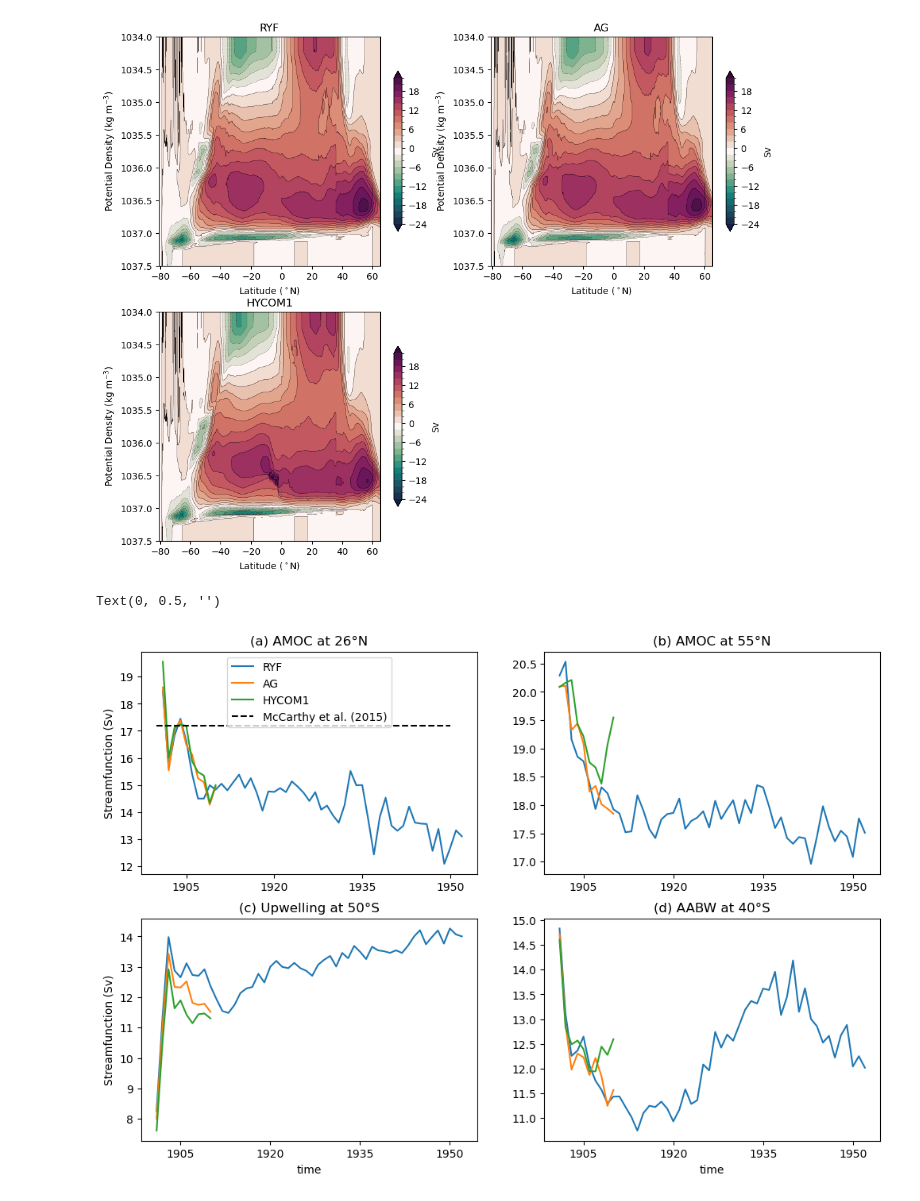
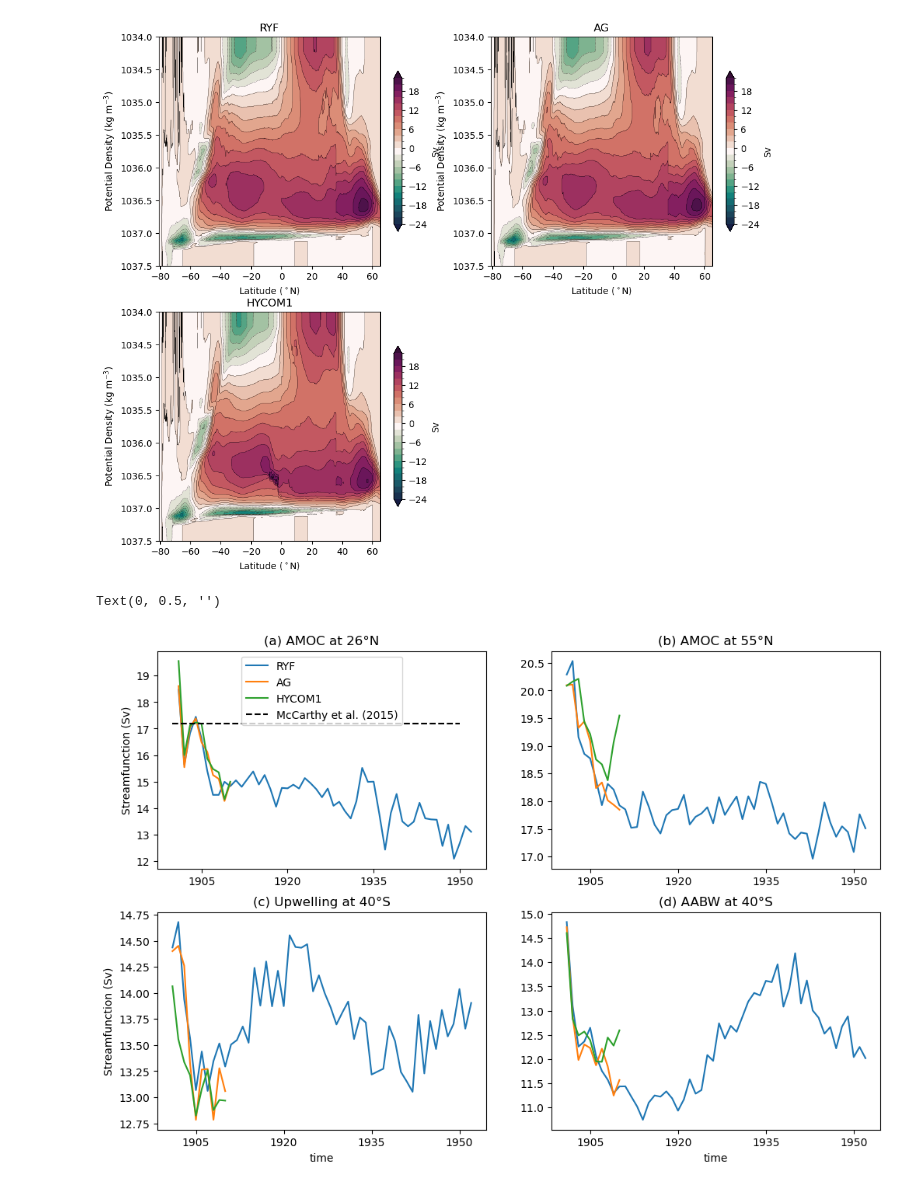
Before and after one commit to AndyHoggANU/anu-tub, a Jupyter notebook: diagnostics/ACCESS-OM3-Testing.ipynb, the cells around one changed output. Cells and saved outputs as stored; diff of their text form; code cells hidden in the pictures.

```diff
--- a/diagnostics/ACCESS-OM3-Testing.ipynb
+++ b/diagnostics/ACCESS-OM3-Testing.ipynb
@@ -318,8 +318,8 @@ plt.title('HYCOM1')
 Text(0.5, 1.0, 'HYCOM1')
 [figure]
 # %%
-psi_50S_ryf = (
-    psi_ryf.sel(yq=-50, method="nearest")
+psi_40S_ryf = (
+    psi_ryf.sel(yq=-40, method="nearest")
     .sel(rho2_l=slice(1035, 1038))
     .max(dim="rho2_l")
     .resample(time = '1YE').mean('time')
@@ -347,8 +347,8 @@ psi_abyss_ryf = (
     .load()
 )
 
-psi_50S_ag = (
-    psi_ag.sel(yq=-50, method="nearest")
+psi_40S_ag = (
+    psi_ag.sel(yq=-40, method="nearest")
     .sel(rho2_l=slice(1035, 1038))
     .max(dim="rho2_l")
     .resample(time = '1YE').mean('time')
@@ -376,8 +376,8 @@ psi_abyss_ag = (
     .load()
 )
 
-psi_50S_h1 = (
-    psi_h1.sel(yq=-50, method="nearest")
+psi_40S_h1 = (
+    psi_h1.sel(yq=-40, method="nearest")
     .sel(rho2_l=slice(1035, 1038))
     .max(dim="rho2_l")
     .resample(time = '1YE').mean('time')
@@ -410,35 +410,35 @@ plt.figure(figsize=(12, 8))
 plt.subplot(221)
 psi_26N_ryf.plot(label='RYF')
 psi_26N_ag.plot(label='AG')
 psi_26N_h1.plot(label='HYCOM1')
 plt.plot([cftime.datetime(1900, 1, 1), cftime.datetime(1949, 12, 31)], [17.2, 17.2],
             'k--', label="McCarthy et al. (2015)")
 plt.title('(a) AMOC at 26°N')
 plt.ylabel('Streamfunction (Sv)')
 plt.legend()
 plt.xlabel('')
 
 plt.subplot(222)
 psi_55N_ryf.plot()
 psi_55N_ag.plot()
 psi_55N_h1.plot()
 plt.title('(b) AMOC at 55°N')
 plt.ylabel('')
 plt.xlabel('')
 
 plt.subplot(223)
-psi_50S_ryf.plot()
-psi_50S_ag.plot()
-psi_50S_h1.plot()
-plt.title('(c) Upwelling at 50°S')
+psi_40S_ryf.plot()
+psi_40S_ag.plot()
+psi_40S_h1.plot()
+plt.title('(c) Upwelling at 40°S')
 plt.ylabel('Streamfunction (Sv)')
 
 plt.subplot(224)
 psi_abyss_ryf.plot()
 psi_abyss_ag.plot()
 psi_abyss_h1.plot()
 plt.title('(d) AABW at 40°S')
 plt.ylabel('')
 # %% [output]
 Text(0, 0.5, '')
-[figure, old version]
+[figure, new version]
```
Also changed, not shown: parts of 5 cells of this notebook.
